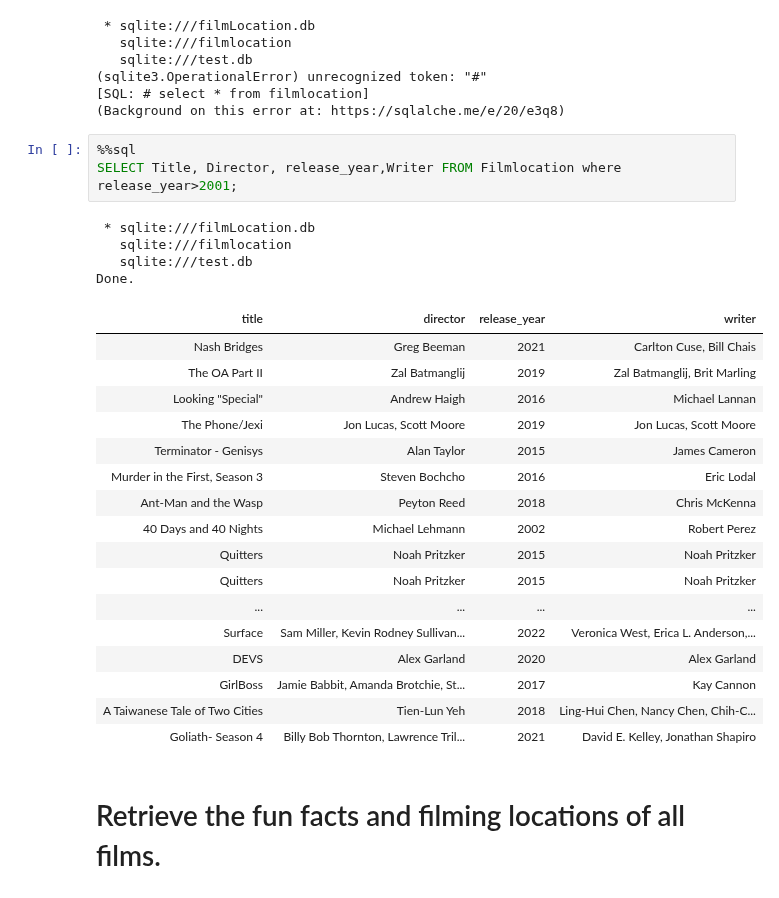
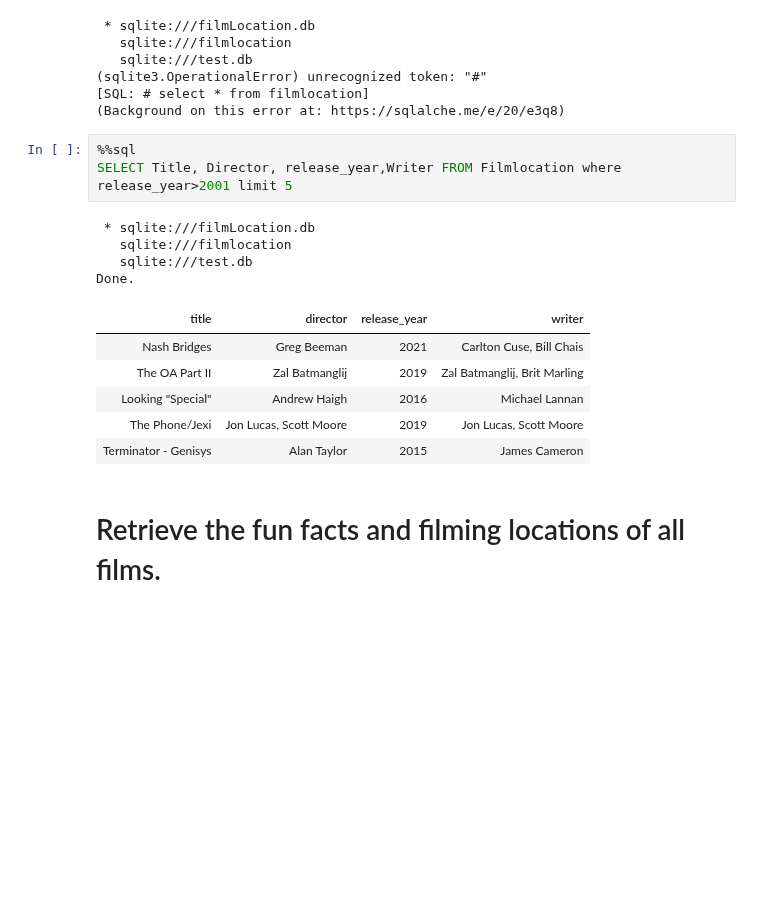
Before and after one commit to Immortal-Pi/IBMdatascience, a Jupyter notebook: Sql/SQLbasics.ipynb, the cells around one changed output. Cells and saved outputs as stored; diff of their text form; blank space fills up the shorter version.

```diff
--- a/Sql/SQLbasics.ipynb
+++ b/Sql/SQLbasics.ipynb
@@ -84,29 +84,18 @@ df.to_sql('people',cnn)
 (Background on this error at: https://sqlalche.me/e/20/e3q8)
 # %%
 %%sql
-SELECT Title, Director, release_year,Writer FROM Filmlocation where release_year>2001;
+SELECT Title, Director, release_year,Writer FROM Filmlocation where release_year>2001 limit 5
 # %% [output]
  * sqlite:///filmLocation.db
    sqlite:///filmlocation
    sqlite:///test.db
 Done.
 | title | director | release_year | writer |
 | Nash Bridges | Greg Beeman | 2021 | Carlton Cuse, Bill Chais |
 | The OA Part II | Zal Batmanglij | 2019 | Zal Batmanglij, Brit Marling |
 | Looking "Special" | Andrew Haigh | 2016 | Michael Lannan |
 | The Phone/Jexi | Jon Lucas, Scott Moore | 2019 | Jon Lucas, Scott Moore |
 | Terminator - Genisys | Alan Taylor | 2015 | James Cameron |
-| Murder in the First, Season 3 | Steven Bochcho | 2016 | Eric Lodal |
-| Ant-Man and the Wasp | Peyton Reed | 2018 | Chris McKenna |
-| 40 Days and 40 Nights | Michael Lehmann | 2002 | Robert Perez |
-| Quitters | Noah Pritzker | 2015 | Noah Pritzker |
-| Quitters | Noah Pritzker | 2015 | Noah Pritzker |
-| ... | ... | ... | ... |
-| Surface | Sam Miller, Kevin Rodney Sullivan... | 2022 | Veronica West, Erica L. Anderson,... |
-| DEVS | Alex Garland | 2020 | Alex Garland |
-| GirlBoss | Jamie Babbit, Amanda Brotchie, St... | 2017 | Kay Cannon |
-| A Taiwanese Tale of Two Cities | Tien-Lun Yeh | 2018 | Ling-Hui Chen, Nancy Chen, Chih-C... |
-| Goliath- Season 4 | Billy Bob Thornton, Lawrence Tril... | 2021 | David E. Kelley, Jonathan Shapiro |
 # %% [markdown]
 # Retrieve the fun facts and filming locations of all films.
 # %%
```
Also changed, not shown: parts of 22 cells of this notebook.
